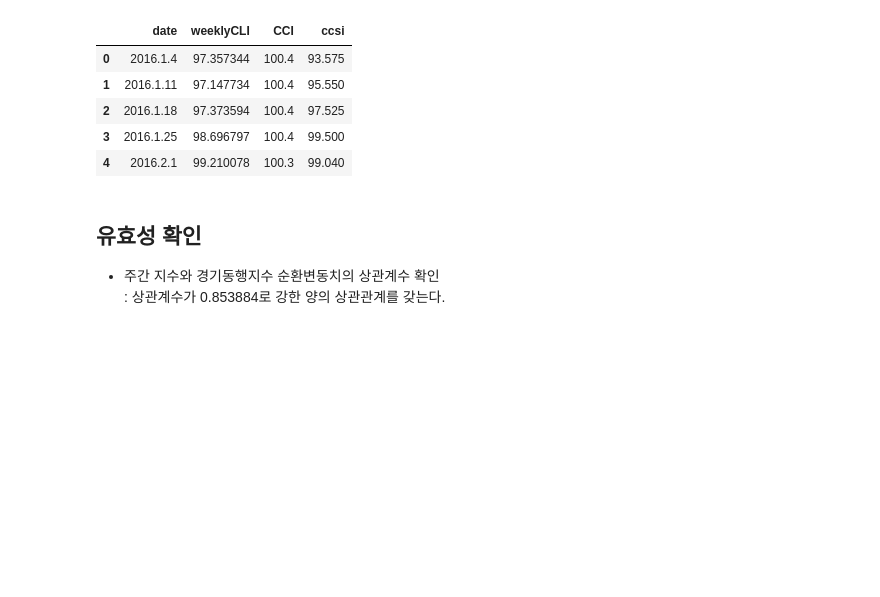
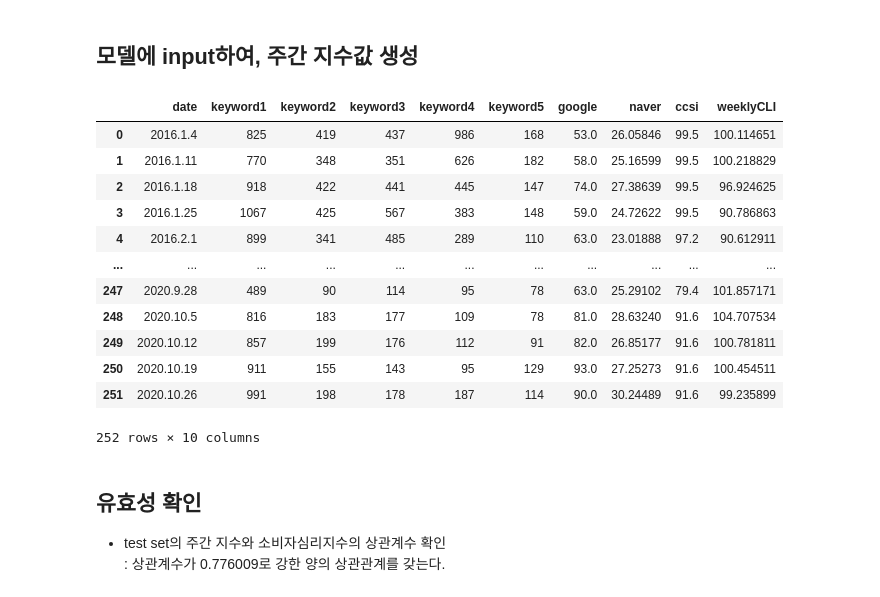
Before and after one commit to 2hyes/CLI-development, a Jupyter notebook: demonstrate-CLI-validity.ipynb, the cells around one changed output. Saved outputs shown, nothing was run; the diff lists cells and outputs as text; code cells hidden in the pictures; blank space fills up the shorter version.

```diff
--- a/demonstrate-CLI-validity.ipynb
+++ b/demonstrate-CLI-validity.ipynb
@@ -36,17 +8,2 @@ weeklyCLI = pickle.load(open('./weekly_CLItable.pkl','rb'))
-# %%
-# 주간지수, CCI, CCSI를 한 데이터 프레임에 저장
-tmp = pd.merge(weeklyCLI, cci)
-
-final = pd.DataFrame()
-final['date'] = tmp[['year', 'month', 'day']].apply(lambda x: '.'.join(map(str, x)), axis=1)
-final['weeklyCLI'] = tmp[['weeklyCLI']]
-final['CCI'] = tmp[['cci']]
-final['ccsi'] = tmp[['ccsi']]
-final.head()
-# %% [output]
-|  | date | weeklyCLI | CCI | ccsi |
-| 0 | 2016.1.4 | 97.357344 | 100.4 | 93.575 |
-| 1 | 2016.1.11 | 97.147734 | 100.4 | 95.550 |
-| 2 | 2016.1.18 | 97.373594 | 100.4 | 97.525 |
-| 3 | 2016.1.25 | 98.696797 | 100.4 | 99.500 |
-| 4 | 2016.2.1 | 99.210078 | 100.3 | 99.040 |
+# %% [markdown]
+## 모델에 input하여, 주간 지수값 생성
@@ -53,5 +15,21 @@ final.head()
+# %%
+weeklydata
+# %% [output]
+|  | date | keyword1 | keyword2 | keyword3 | keyword4 | keyword5 | google | naver | ccsi | weeklyCLI |
+| 0 | 2016.1.4 | 825 | 419 | 437 | 986 | 168 | 53.0 | 26.05846 | 99.5 | 100.114651 |
+| 1 | 2016.1.11 | 770 | 348 | 351 | 626 | 182 | 58.0 | 25.16599 | 99.5 | 100.218829 |
+| 2 | 2016.1.18 | 918 | 422 | 441 | 445 | 147 | 74.0 | 27.38639 | 99.5 | 96.924625 |
+| 3 | 2016.1.25 | 1067 | 425 | 567 | 383 | 148 | 59.0 | 24.72622 | 99.5 | 90.786863 |
+| 4 | 2016.2.1 | 899 | 341 | 485 | 289 | 110 | 63.0 | 23.01888 | 97.2 | 90.612911 |
+| ... | ... | ... | ... | ... | ... | ... | ... | ... | ... | ... |
+| 247 | 2020.9.28 | 489 | 90 | 114 | 95 | 78 | 63.0 | 25.29102 | 79.4 | 101.857171 |
+| 248 | 2020.10.5 | 816 | 183 | 177 | 109 | 78 | 81.0 | 28.63240 | 91.6 | 104.707534 |
+| 249 | 2020.10.12 | 857 | 199 | 176 | 112 | 91 | 82.0 | 26.85177 | 91.6 | 100.781811 |
+| 250 | 2020.10.19 | 911 | 155 | 143 | 95 | 129 | 93.0 | 27.25273 | 91.6 | 100.454511 |
+| 251 | 2020.10.26 | 991 | 198 | 178 | 187 | 114 | 90.0 | 30.24489 | 91.6 | 99.235899 |
+252 rows × 10 columns
 # %% [markdown]
 ## 유효성 확인
 
-* 주간 지수와 경기동행지수 순환변동치의 상관계수 확인 <br>
-: 상관계수가 0.853884로 강한 양의 상관관계를 갖는다.
+* test set의 주간 지수와 소비자심리지수의 상관계수 확인 <br>
+: 상관계수가 0.776009로 강한 양의 상관관계를 갖는다.
```
Also changed, not shown: parts of 20 cells of this notebook, 2 other files.
